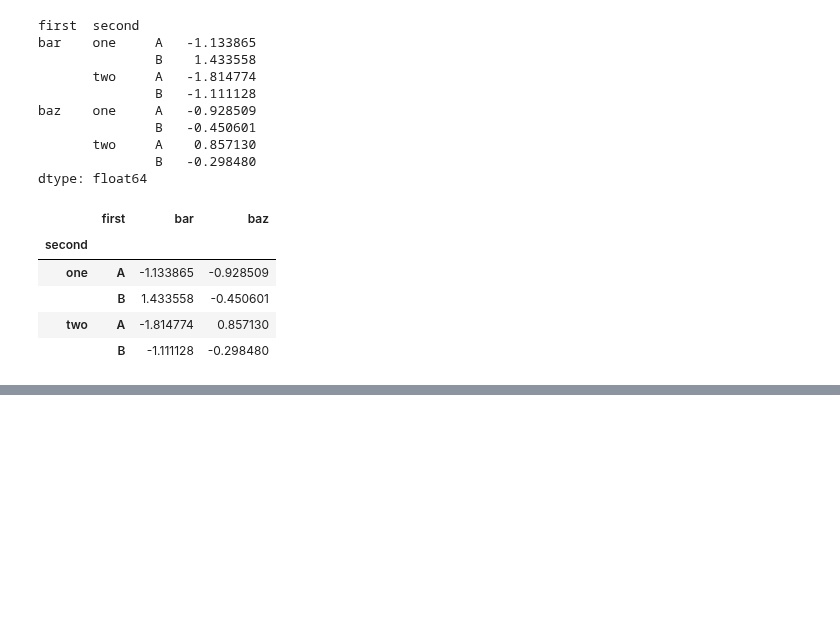
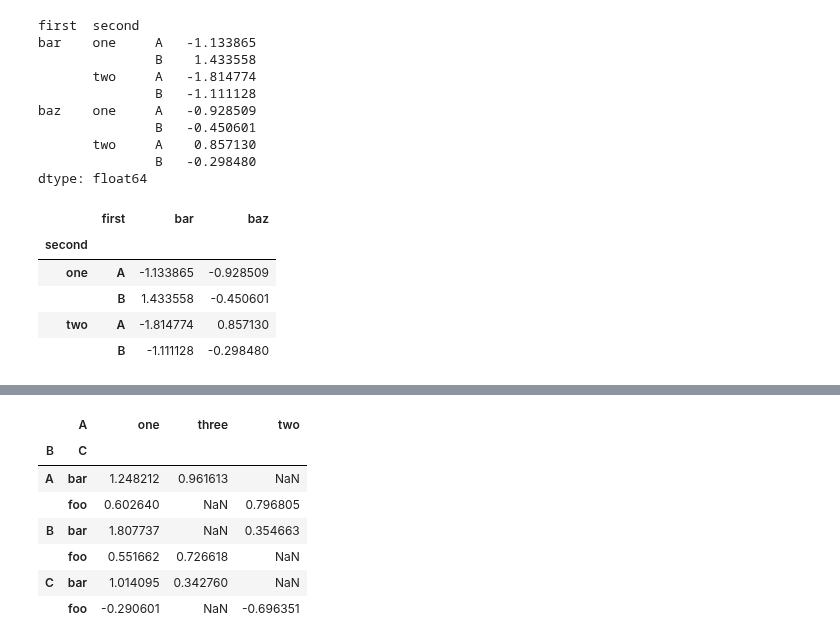
Before and after one commit to TaMaN2031A/data-yard, a Jupyter notebook: Roots of Knowledge/pandas documentation/User Guide/10 minutes to pandas.ipynb, the cells around one changed output, grey strips where cells are left out. Cells and saved outputs as stored; diff of their text form; code cells hidden in the pictures; blank space fills up the shorter version.

```diff
--- a/Roots of Knowledge/pandas documentation/User Guide/10 minutes to pandas.ipynb
+++ b/Roots of Knowledge/pandas documentation/User Guide/10 minutes to pandas.ipynb
@@ -833,0 +883,11 @@ stacked.unstack(0)
+# %%
+pd.pivot_table(df, values="E", index=["B", "C"], columns=["A"])
+# %% [output]
+|  | A | one | three | two |
+| B | C |  |  |  |
+| A | bar | 1.248212 | 0.961613 | NaN |
+|  | foo | 0.602640 | NaN | 0.796805 |
+| B | bar | 1.807737 | NaN | 0.354663 |
+|  | foo | 0.551662 | 0.726618 | NaN |
+| C | bar | 1.014095 | 0.342760 | NaN |
+|  | foo | -0.290601 | NaN | -0.696351 |
```
Also changed, not shown: parts of 26 cells of this notebook.
